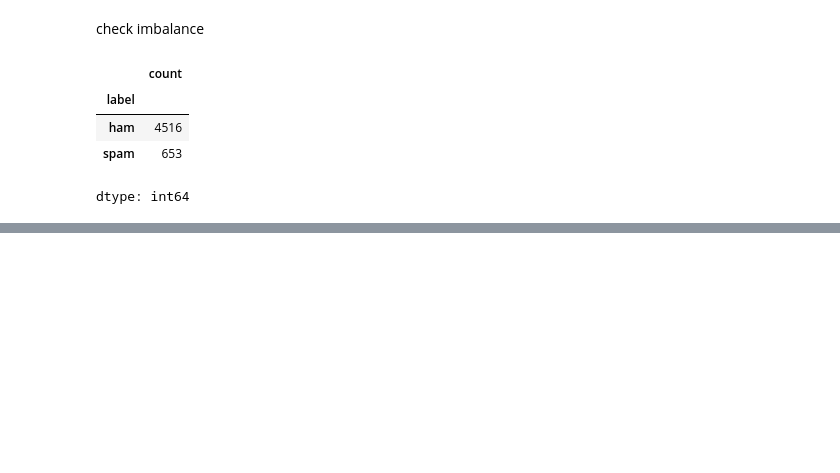
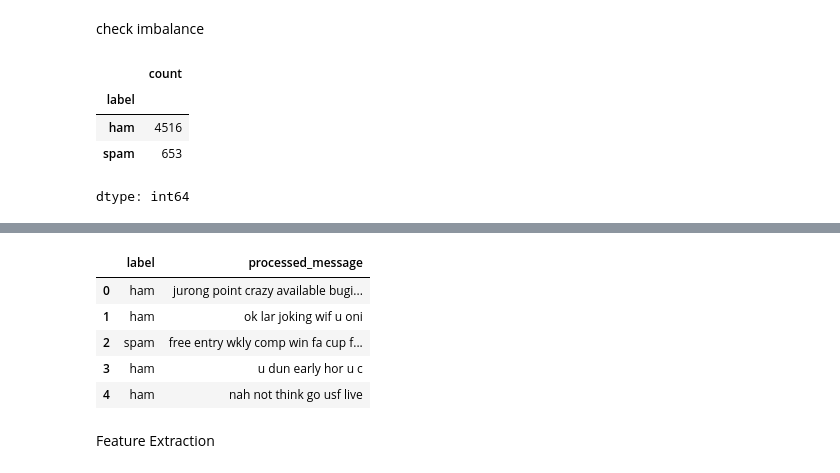
Before and after one commit to jesildabraganca0511/NLP, a Jupyter notebook: mini-projects/week1_sms_spam_classifier.ipynb, the cells around one changed output, grey strips where cells are left out. Drawn from its saved outputs; the diff is of its cells as text; code cells hidden in the pictures; blank space fills up the shorter version.

Commit message:
Feature Extraction

```diff
--- a/mini-projects/week1_sms_spam_classifier.ipynb
+++ b/mini-projects/week1_sms_spam_classifier.ipynb
@@ -73,0 +114,12 @@ dtype: int64
+# %%
+df_final = df[['label', 'processed_message']].copy()
+display(df_final.head())
+# %% [output]
+|  | label | processed_message |
+| 0 | ham | jurong point crazy available bugi... |
+| 1 | ham | ok lar joking wif u oni |
+| 2 | spam | free entry wkly comp win fa cup f... |
+| 3 | ham | u dun early hor u c |
+| 4 | ham | nah not think go usf live |
+# %% [markdown]
+Feature Extraction
```
Also changed, not shown: parts of 11 cells of this notebook.
